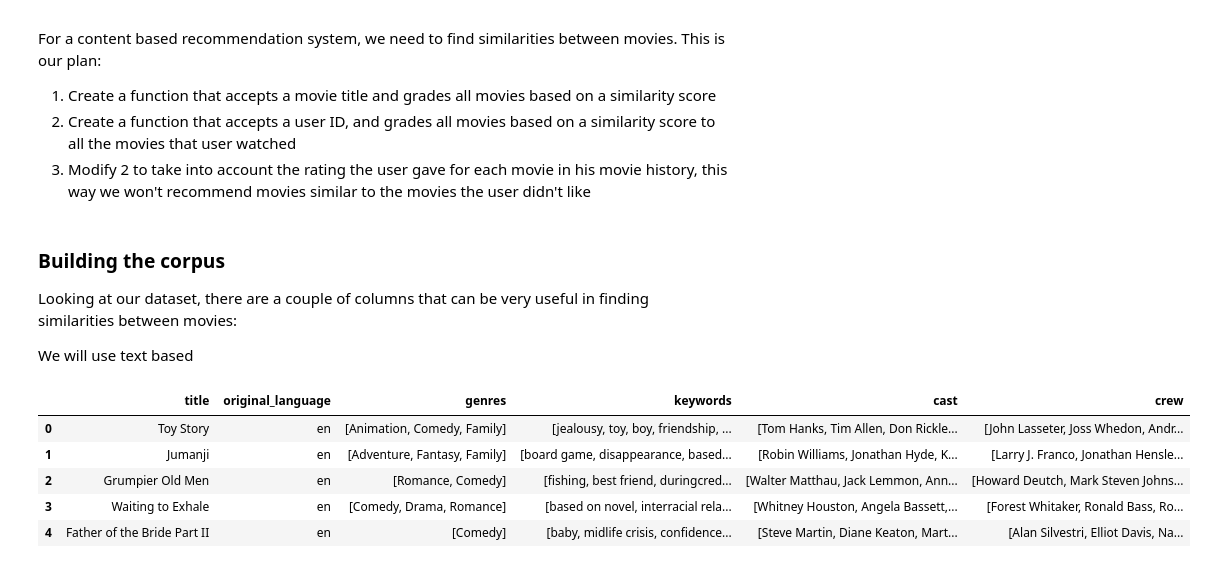
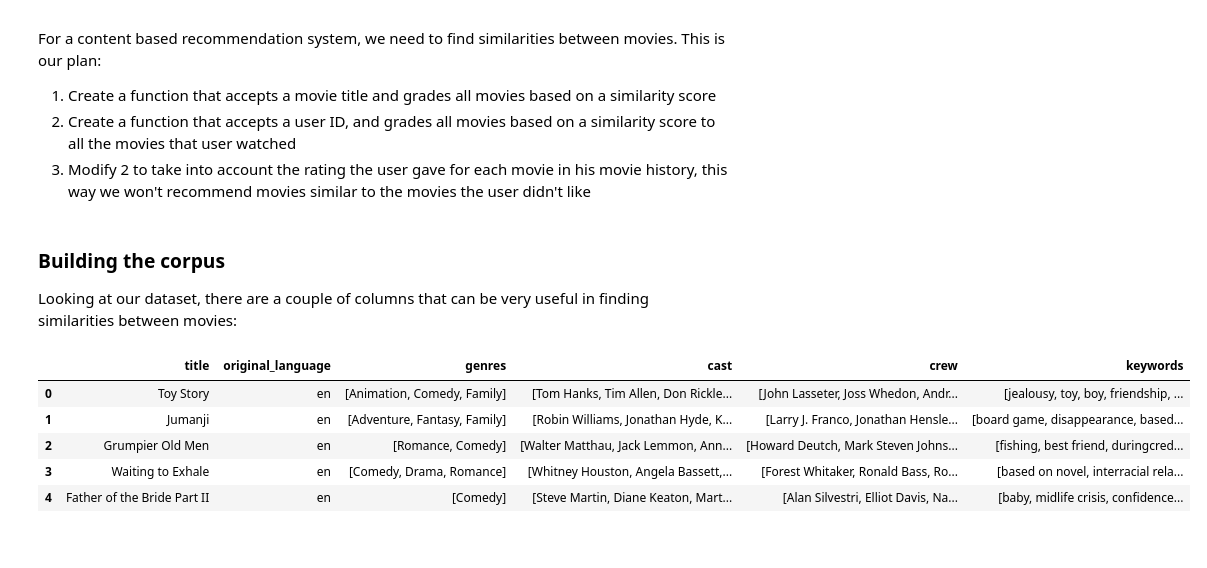
Before and after one commit to adi-benz/movies-rating-analysis, a Jupyter notebook: analysis.ipynb, the cells around one changed output. Cells and saved outputs as stored; diff of their text form; code cells hidden in the pictures.

```diff
--- a/analysis.ipynb
+++ b/analysis.ipynb
@@ -294,14 +278,13 @@ This is our plan:
 # %% [markdown]
 ### Building the corpus
 Looking at our dataset, there are a couple of columns that can be very useful in finding similarities between movies:
-
-We will use text based
 # %%
-movies[["title", "original_language", "genres", "keywords", "cast", "crew"]].head()
+properties_columns = ["original_language", "genres", "cast", "crew", "keywords"]
+movies[["title", *properties_columns]].head()
 # %% [output]
-|  | title | original_language | genres | keywords | cast | crew |
-| 0 | Toy Story | en | [Animation, Comedy, Family] | [jealousy, toy, boy, friendship, ... | [Tom Hanks, Tim Allen, Don Rickle... | [John Lasseter, Joss Whedon, Andr... |
-| 1 | Jumanji | en | [Adventure, Fantasy, Family] | [board game, disappearance, based... | [Robin Williams, Jonathan Hyde, K... | [Larry J. Franco, Jonathan Hensle... |
-| 2 | Grumpier Old Men | en | [Romance, Comedy] | [fishing, best friend, duringcred... | [Walter Matthau, Jack Lemmon, Ann... | [Howard Deutch, Mark Steven Johns... |
-| 3 | Waiting to Exhale | en | [Comedy, Drama, Romance] | [based on novel, interracial rela... | [Whitney Houston, Angela Bassett,... | [Forest Whitaker, Ronald Bass, Ro... |
-| 4 | Father of the Bride Part II | en | [Comedy] | [baby, midlife crisis, confidence... | [Steve Martin, Diane Keaton, Mart... | [Alan Silvestri, Elliot Davis, Na... |
+|  | title | original_language | genres | cast | crew | keywords |
+| 0 | Toy Story | en | [Animation, Comedy, Family] | [Tom Hanks, Tim Allen, Don Rickle... | [John Lasseter, Joss Whedon, Andr... | [jealousy, toy, boy, friendship, ... |
+| 1 | Jumanji | en | [Adventure, Fantasy, Family] | [Robin Williams, Jonathan Hyde, K... | [Larry J. Franco, Jonathan Hensle... | [board game, disappearance, based... |
+| 2 | Grumpier Old Men | en | [Romance, Comedy] | [Walter Matthau, Jack Lemmon, Ann... | [Howard Deutch, Mark Steven Johns... | [fishing, best friend, duringcred... |
+| 3 | Waiting to Exhale | en | [Comedy, Drama, Romance] | [Whitney Houston, Angela Bassett,... | [Forest Whitaker, Ronald Bass, Ro... | [based on novel, interracial rela... |
+| 4 | Father of the Bride Part II | en | [Comedy] | [Steve Martin, Diane Keaton, Mart... | [Alan Silvestri, Elliot Davis, Na... | [baby, midlife crisis, confidence... |
```
Also changed, not shown: parts of 45 cells of this notebook.
